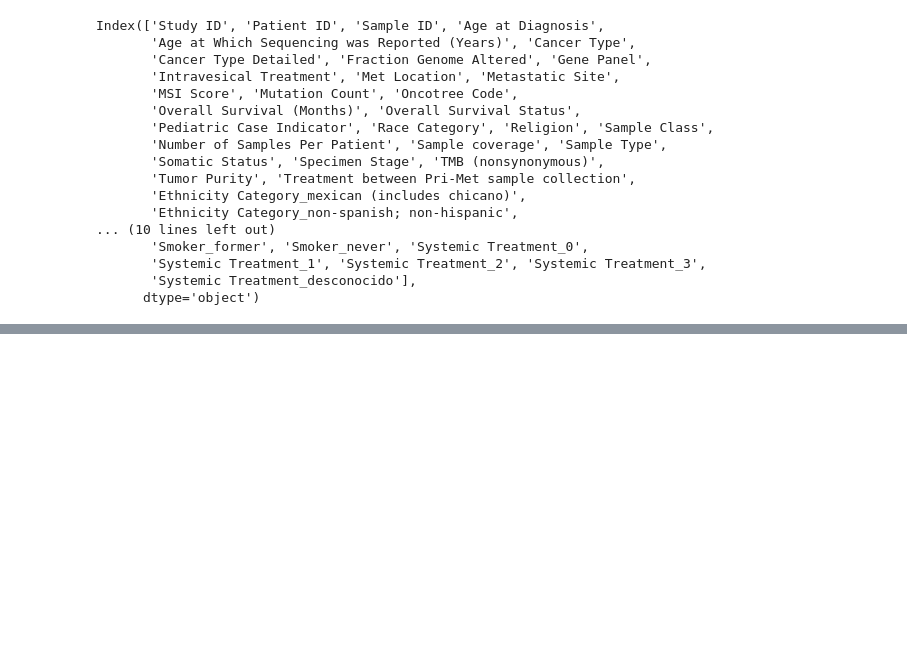
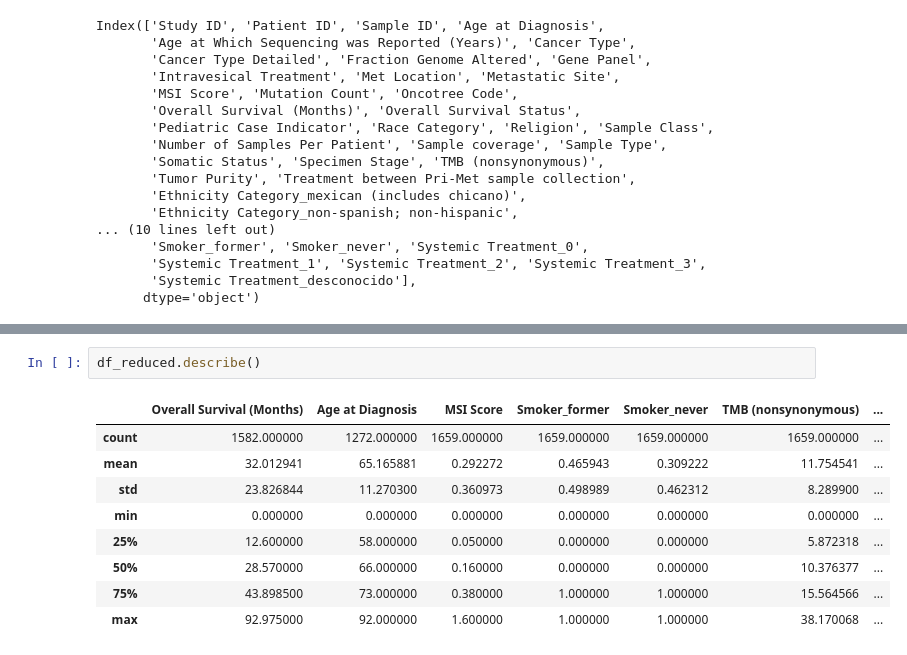
Before and after one commit to adrianespinoza1998/LABORATORIO_1_ANALISIS_DATOS_UDD, a Jupyter notebook: regresion_lineal.ipynb, the cells around one changed output, grey strips where cells are left out. Drawn from its saved outputs; the diff is of its cells as text; blank space fills up the shorter version.

```diff
--- a/regresion_lineal.ipynb
+++ b/regresion_lineal.ipynb
@@ -62,0 +101,12 @@ Index(['Study ID', 'Patient ID', 'Sample ID', 'Age at Diagnosis',
+# %%
+df_reduced.describe()
+# %% [output]
+|  | Overall Survival (Months) | Age at Diagnosis | MSI Score | Smoker_former | Smoker_never | TMB (nonsynonymous) | ... |
+| count | 1582.000000 | 1272.000000 | 1659.000000 | 1659.000000 | 1659.000000 | 1659.000000 | ... |
+| mean | 32.012941 | 65.165881 | 0.292272 | 0.465943 | 0.309222 | 11.754541 | ... |
+| std | 23.826844 | 11.270300 | 0.360973 | 0.498989 | 0.462312 | 8.289900 | ... |
+| min | 0.000000 | 0.000000 | 0.000000 | 0.000000 | 0.000000 | 0.000000 | ... |
+| 25% | 12.600000 | 58.000000 | 0.050000 | 0.000000 | 0.000000 | 5.872318 | ... |
+| 50% | 28.570000 | 66.000000 | 0.160000 | 0.000000 | 0.000000 | 10.376377 | ... |
+| 75% | 43.898500 | 73.000000 | 0.380000 | 1.000000 | 1.000000 | 15.564566 | ... |
+| max | 92.975000 | 92.000000 | 1.600000 | 1.000000 | 1.000000 | 38.170068 | ... |
```
Also changed, not shown: parts of 9 cells of this notebook.
